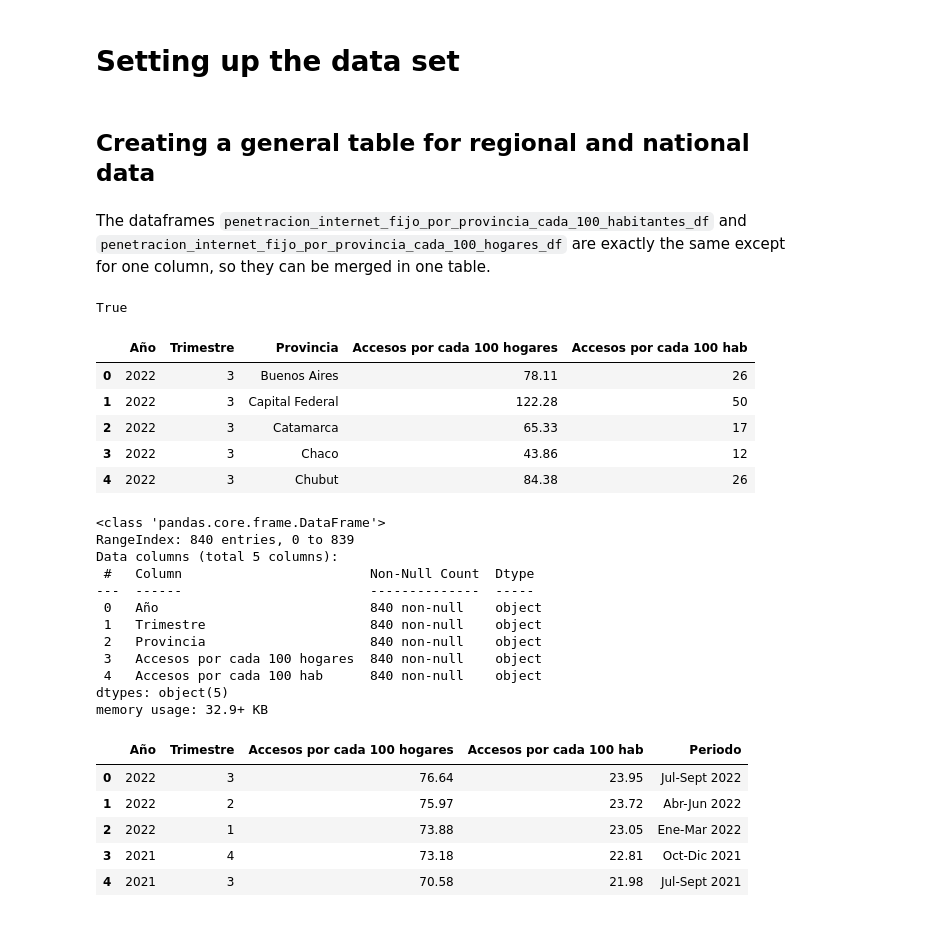
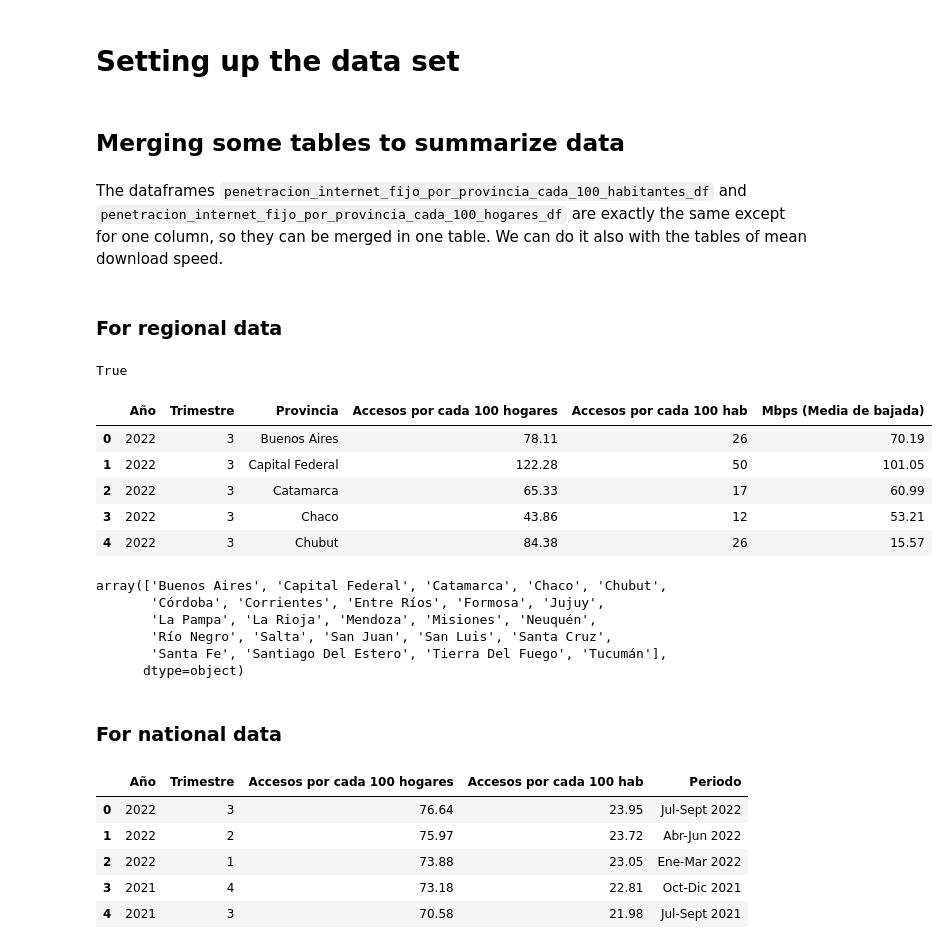
Before and after one commit to cristhianc001/Argentinian-Internet-Usage, a Jupyter notebook: notebooks/2. Data_Wrangling.ipynb, the cells around one changed output. Saved outputs shown, nothing was run; the diff lists cells and outputs as text; code cells hidden in the pictures.

Commit message:
first version readme, melted speed range tables

```diff
--- a/notebooks/2. Data_Wrangling.ipynb
+++ b/notebooks/2. Data_Wrangling.ipynb
@@ -37,10 +37,12 @@ velocidad_media_bajada_internet_nacional_df
 velocidad_media_bajada_internet_por_provincia_df
 # %% [markdown]
 # Setting up the data set
-# %% [markdown]
-## Creating a general table for regional and national data
+# %% [markdown]
+## Merging some tables to summarize data
 # %% [markdown]
-The dataframes `penetracion_internet_fijo_por_provincia_cada_100_habitantes_df` and `penetracion_internet_fijo_por_provincia_cada_100_hogares_df` are exactly the same except for one column, so they can be merged in one table.
+The dataframes `penetracion_internet_fijo_por_provincia_cada_100_habitantes_df` and `penetracion_internet_fijo_por_provincia_cada_100_hogares_df` are exactly the same except for one column, so they can be merged in one table. We can do it also with the tables of mean download speed.
+# %% [markdown]
+### For regional data
 # %%
 # dropping the last column of each df, checking if they have the same data except for that column
 
@@ -49,32 +51,30 @@ penetracion_internet_fijo_por_provincia_cada_100_habitantes_df.drop(columns="Acc
 # %% [output]
 True
 # %%
-penetracion_regional_internet_fijo_df = penetracion_internet_fijo_por_provincia_cada_100_hogares_df \
-.merge(penetracion_internet_fijo_por_provincia_cada_100_habitantes_df, how="inner", on=["Año", "Trimestre", "Provincia"])
+penetracion_velocidad_regional_internet_fijo_df = penetracion_internet_fijo_por_provincia_cada_100_hogares_df \
+.merge(penetracion_internet_fijo_por_provincia_cada_100_habitantes_df, how="inner", on=["Año", "Trimestre", "Provincia"]) \
+.merge(velocidad_media_bajada_internet_por_provincia_df, how="inner", on=["Año", "Trimestre", "Provincia"])
 
-penetracion_regional_internet_fijo_df.head()
+penetracion_velocidad_regional_internet_fijo_df.head()
 # %% [output]
-|  | Año | Trimestre | Provincia | Accesos por cada 100 hogares | Accesos por cada 100 hab |
-| 0 | 2022 | 3 | Buenos Aires | 78.11 | 26 |
-| 1 | 2022 | 3 | Capital Federal | 122.28 | 50 |
-| 2 | 2022 | 3 | Catamarca | 65.33 | 17 |
-| 3 | 2022 | 3 | Chaco | 43.86 | 12 |
-| 4 | 2022 | 3 | Chubut | 84.38 | 26 |
+|  | Año | Trimestre | Provincia | Accesos por cada 100 hogares | Accesos por cada 100 hab | Mbps (Media de bajada) |
+| 0 | 2022 | 3 | Buenos Aires | 78.11 | 26 | 70.19 |
+| 1 | 2022 | 3 | Capital Federal | 122.28 | 50 | 101.05 |
+| 2 | 2022 | 3 | Catamarca | 65.33 | 17 | 60.99 |
+| 3 | 2022 | 3 | Chaco | 43.86 | 12 | 53.21 |
+| 4 | 2022 | 3 | Chubut | 84.38 | 26 | 15.57 |
-# %%
-penetracion_regional_internet_fijo_df.info()
-# %% [output]
-<class 'pandas.core.frame.DataFrame'>
-RangeIndex: 840 entries, 0 to 839
-Data columns (total 5 columns):
- #   Column                        Non-Null Count  Dtype
----  ------                        --------------  -----
- 0   Año                           840 non-null    object
- 1   Trimestre                     840 non-null    object
- 2   Provincia                     840 non-null    object
- 3   Accesos por cada 100 hogares  840 non-null    object
- 4   Accesos por cada 100 hab      840 non-null    object
-dtypes: object(5)
-memory usage: 32.9+ KB
+# %%
+# checking for duplicates / misspellings
+penetracion_velocidad_regional_internet_fijo_df["Provincia"].unique()
+# %% [output]
+array(['Buenos Aires', 'Capital Federal', 'Catamarca', 'Chaco', 'Chubut',
+       'Córdoba', 'Corrientes', 'Entre Ríos', 'Formosa', 'Jujuy',
+       'La Pampa', 'La Rioja', 'Mendoza', 'Misiones', 'Neuquén',
+       'Río Negro', 'Salta', 'San Juan', 'San Luis', 'Santa Cruz',
+       'Santa Fe', 'Santiago Del Estero', 'Tierra Del Fuego', 'Tucumán'],
+      dtype=object)
+# %% [markdown]
+### For national data
 # %%
 # the last column is redundant because there is already a Trimestre (quarter) column
 penetracion_nacional_internet_fijo_df.head()
```
Also changed, not shown: parts of 41 cells of this notebook, 13 other files.
